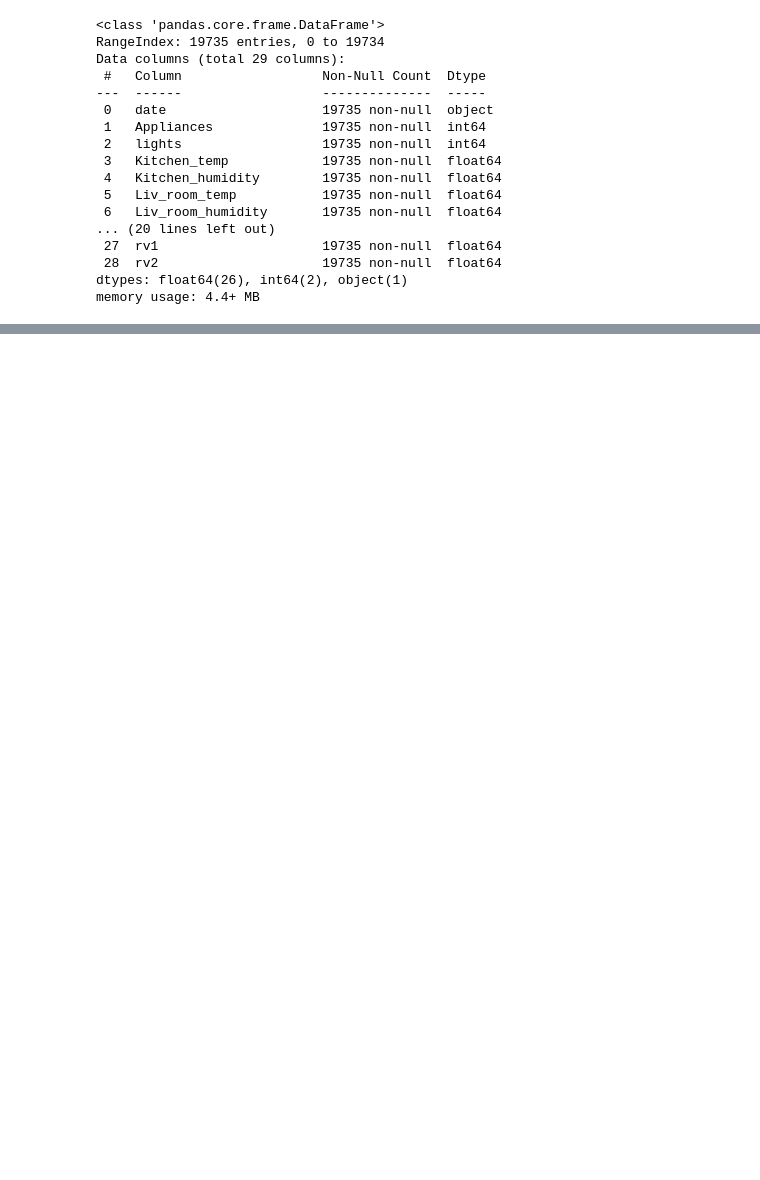
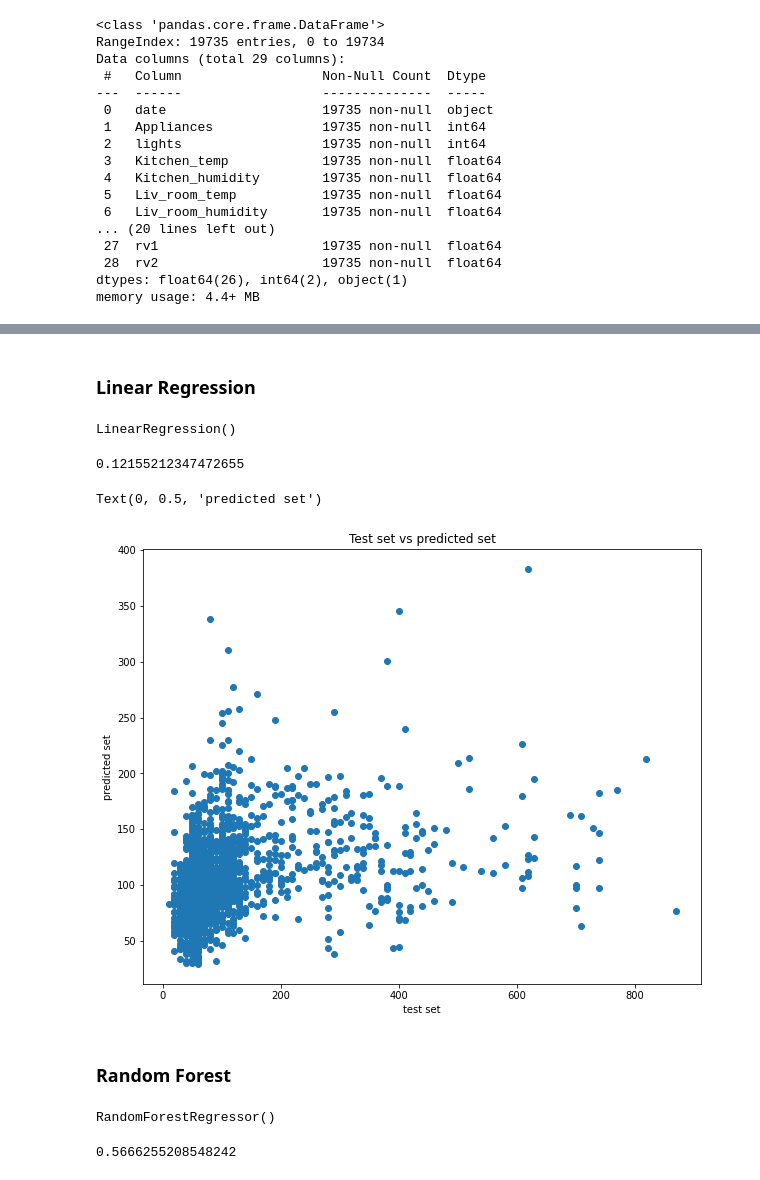
Before and after one commit to khalid-data-aspirant42/Appliance-Energy-Prediction, a Jupyter notebook: Appliance_Energy_Prediction.ipynb, the cells around one changed output, grey strips where cells are left out. Drawn from its saved outputs; the diff is of its cells as text; code cells hidden in the pictures; blank space fills up the shorter version.

```diff
--- a/Appliance_Energy_Prediction.ipynb
+++ b/Appliance_Energy_Prediction.ipynb
@@ -272,0 +302,31 @@ for elem in col_list:
+# %%
+# splitting in dependent and independent variables
+x = df_final2.drop(['Total_energy_use(Wh)','Appliances','lights'], axis=1)
+y = df_final2['Total_energy_use(Wh)']
+# %%
+# perfoming train-test split
+from sklearn.model_selection import train_test_split
+x_train, x_test, y_train, y_test = train_test_split(x,y, test_size=0.1, random_state=0)
+# %% [markdown]
+### Linear Regression
+# %%
+model1 = linear_model.LinearRegression()
+model1.fit(x_train, y_train)
+# %% [output]
+LinearRegression()
+# %%
+model1.score(x_test, y_test)
+# %% [output]
+0.12155212347472655
+# %%
+y_pred = model1.predict(x_test)
+# %%
+plt.scatter(y_test,y_pred)
+plt.title('Test set vs predicted set')
+plt.xlabel('test set')
+plt.ylabel('predicted set')
+# %% [output]
+Text(0, 0.5, 'predicted set')
+[figure, added]
+# %% [markdown]
+### Random Forest
@@ -272,0 +336,8 @@ for elem in col_list:
+# %%
+rf.fit(x_train, y_train)
+# %% [output]
+RandomForestRegressor()
+# %%
+rf.score(x_test, y_test)
+# %% [output]
+0.5666255208548242
```
Also changed, not shown: parts of 26 cells of this notebook.
